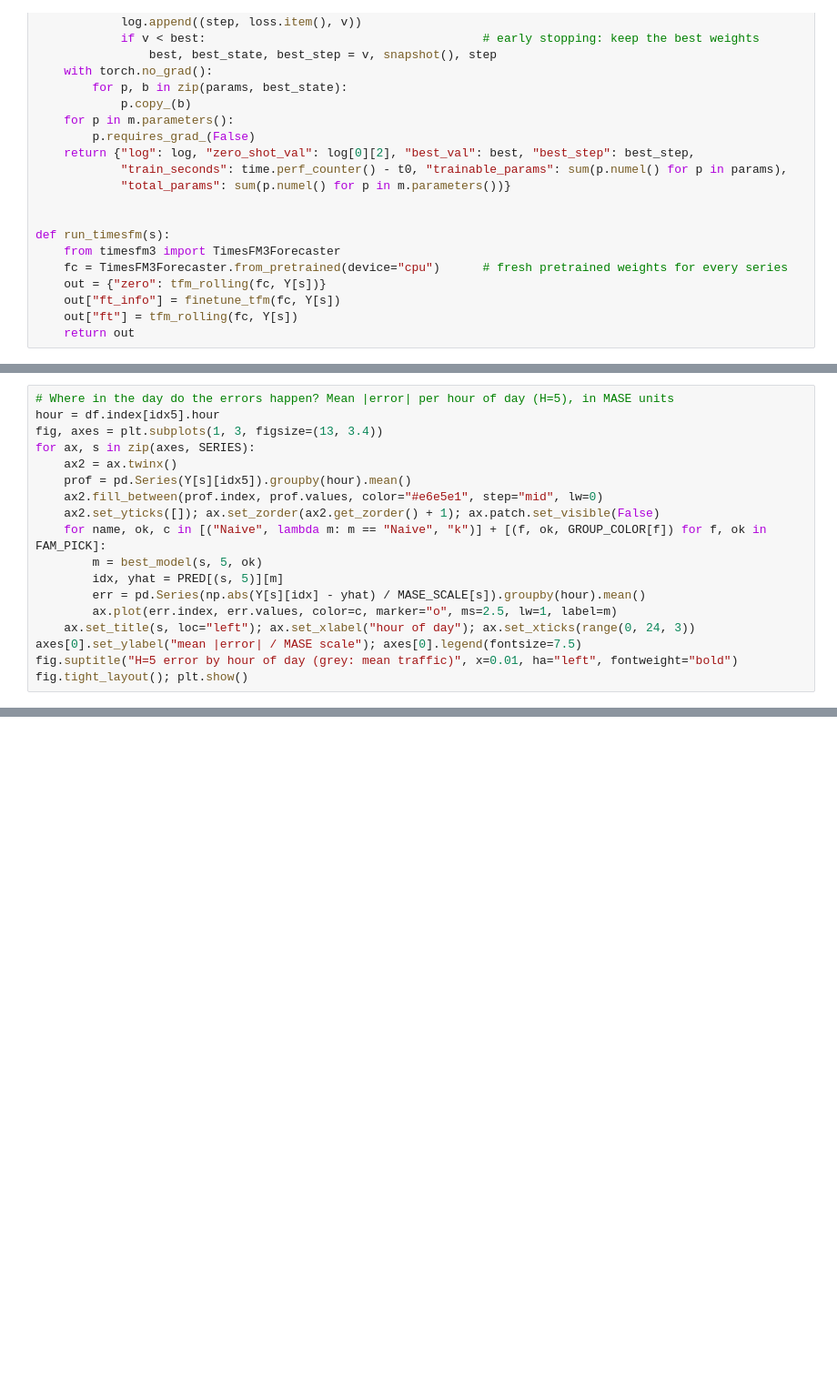
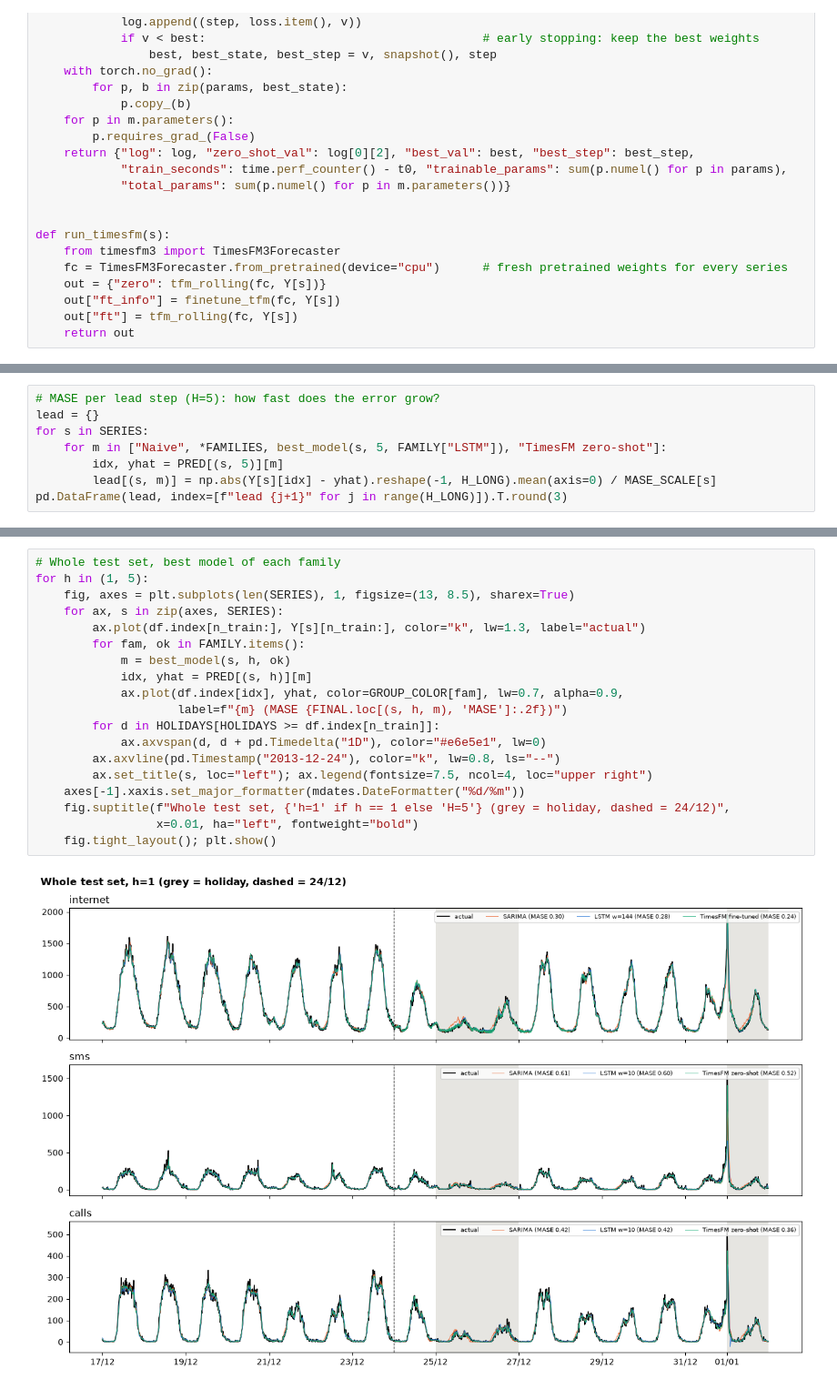
Before and after one commit to VasilisMylonas/5g-project, a Jupyter notebook: notebook.ipynb, the cells around one changed output, grey strips where cells are left out. Shown at 91% size. Drawn from its saved outputs; the diff is of its cells as text; blank space fills up the shorter version.

```diff
--- a/notebook.ipynb
+++ b/notebook.ipynb
@@ -2523,18 +1536,0 @@ for h in (1, 5):
-# %%
-# Where in the day do the errors happen? Mean |error| per hour of day (H=5), in MASE units
-hour = df.index[idx5].hour
-fig, axes = plt.subplots(1, 3, figsize=(13, 3.4))
-for ax, s in zip(axes, SERIES):
-    ax2 = ax.twinx()
-    prof = pd.Series(Y[s][idx5]).groupby(hour).mean()
-    ax2.fill_between(prof.index, prof.values, color="#e6e5e1", step="mid", lw=0)
-    ax2.set_yticks([]); ax.set_zorder(ax2.get_zorder() + 1); ax.patch.set_visible(False)
-    for name, ok, c in [("Naive", lambda m: m == "Naive", "k")] + [(f, ok, GROUP_COLOR[f]) for f, ok in FAM_PICK]:
-        m = best_model(s, 5, ok)
-        idx, yhat = PRED[(s, 5)][m]
-        err = pd.Series(np.abs(Y[s][idx] - yhat) / MASE_SCALE[s]).groupby(hour).mean()
-        ax.plot(err.index, err.values, color=c, marker="o", ms=2.5, lw=1, label=m)
-    ax.set_title(s, loc="left"); ax.set_xlabel("hour of day"); ax.set_xticks(range(0, 24, 3))
-axes[0].set_ylabel("mean |error| / MASE scale"); axes[0].legend(fontsize=7.5)
-fig.suptitle("H=5 error by hour of day (grey: mean traffic)", x=0.01, ha="left", fontweight="bold")
-fig.tight_layout(); plt.show()
@@ -2944,0 +1830,8 @@ TIMING.style.format({"parameters": "{:,.0f}", "training (s)": "{:.2f}", "single
+# %%
+# MASE per lead step (H=5): how fast does the error grow?
+lead = {}
+for s in SERIES:
+    for m in ["Naive", *FAMILIES, best_model(s, 5, FAMILY["LSTM"]), "TimesFM zero-shot"]:
+        idx, yhat = PRED[(s, 5)][m]
+        lead[(s, m)] = np.abs(Y[s][idx] - yhat).reshape(-1, H_LONG).mean(axis=0) / MASE_SCALE[s]
+pd.DataFrame(lead, index=[f"lead {j+1}" for j in range(H_LONG)]).T.round(3)
@@ -2944,0 +1855,21 @@ TIMING.style.format({"parameters": "{:,.0f}", "training (s)": "{:.2f}", "single
+# %%
+# Whole test set, best model of each family
+for h in (1, 5):
+    fig, axes = plt.subplots(len(SERIES), 1, figsize=(13, 8.5), sharex=True)
+    for ax, s in zip(axes, SERIES):
+        ax.plot(df.index[n_train:], Y[s][n_train:], color="k", lw=1.3, label="actual")
+        for fam, ok in FAMILY.items():
+            m = best_model(s, h, ok)
+            idx, yhat = PRED[(s, h)][m]
+            ax.plot(df.index[idx], yhat, color=GROUP_COLOR[fam], lw=0.7, alpha=0.9,
+                    label=f"{m} (MASE {FINAL.loc[(s, h, m), 'MASE']:.2f})")
+        for d in HOLIDAYS[HOLIDAYS >= df.index[n_train]]:
+            ax.axvspan(d, d + pd.Timedelta("1D"), color="#e6e5e1", lw=0)
+        ax.axvline(pd.Timestamp("2013-12-24"), color="k", lw=0.8, ls="--")
+        ax.set_title(s, loc="left"); ax.legend(fontsize=7.5, ncol=4, loc="upper right")
+    axes[-1].xaxis.set_major_formatter(mdates.DateFormatter("%d/%m"))
+    fig.suptitle(f"Whole test set, {'h=1' if h == 1 else 'H=5'} (grey = holiday, dashed = 24/12)",
+                 x=0.01, ha="left", fontweight="bold")
+    fig.tight_layout(); plt.show()
+# %% [output]
+[figure, added]
```
Also changed, not shown: parts of 141 cells of this notebook, 3 other files.
